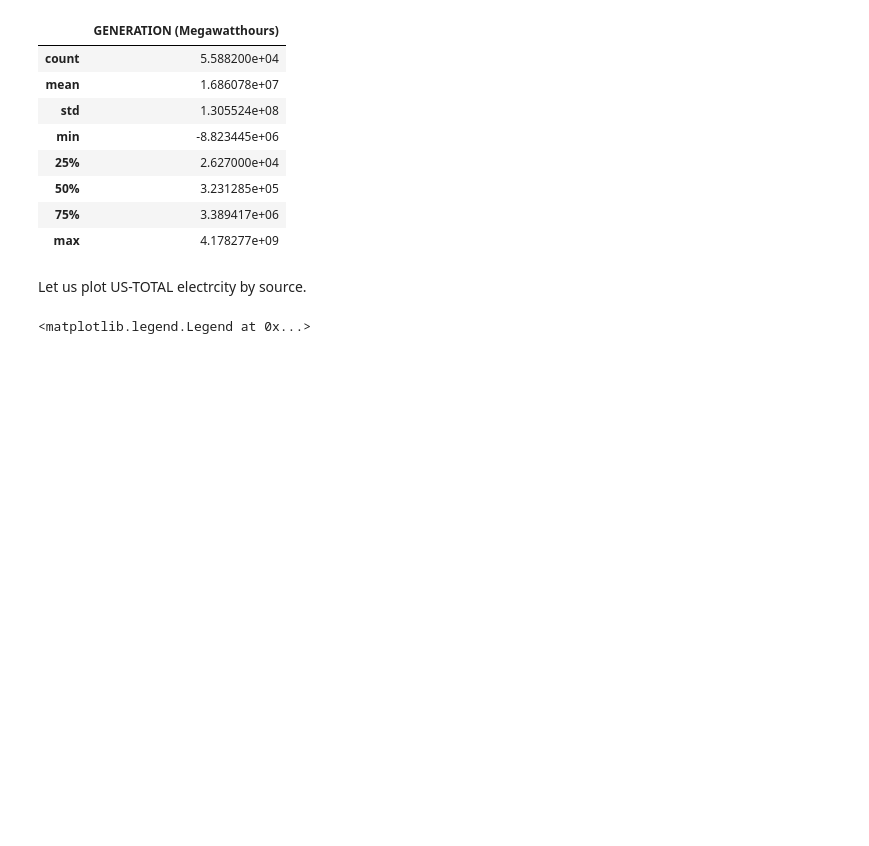
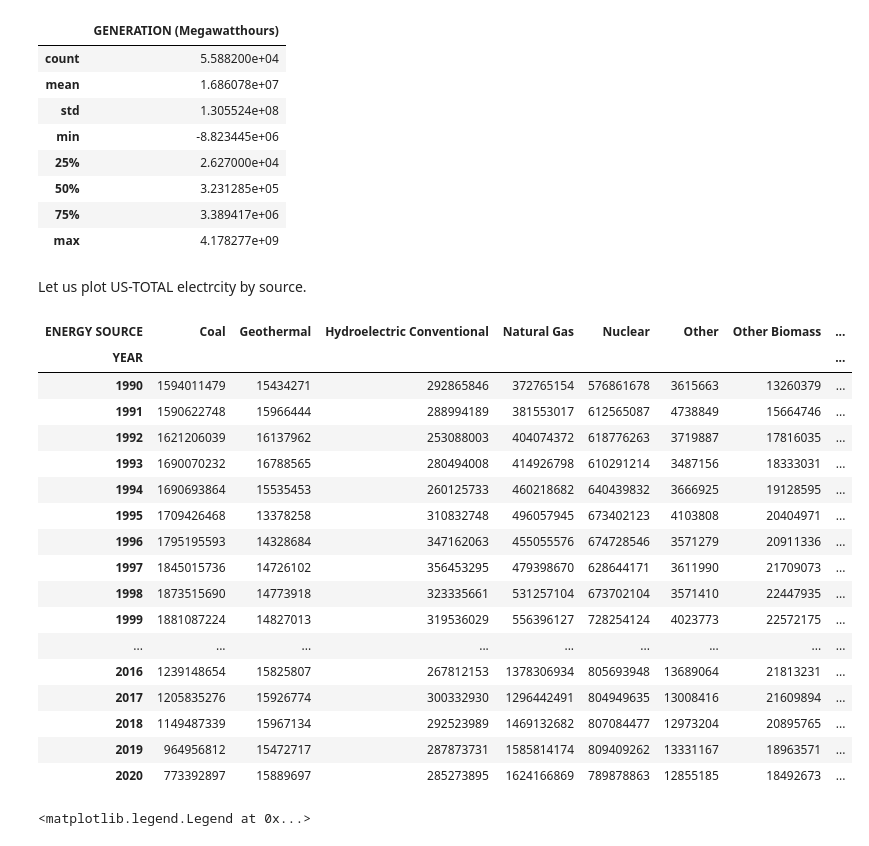
Before and after one commit to ZBoroda/cs103a-cpa01, a Jupyter notebook: cpa01.ipynb, the cells around one changed output. Drawn from its saved outputs; the diff is of its cells as text; code cells hidden in the pictures; blank space fills up the shorter version.

```diff
--- a/cpa01.ipynb
+++ b/cpa01.ipynb
@@ -81,4 +81,27 @@ electric_data.describe()
 | max | 4.178277e+09 |
 # %% [markdown]
 Let us plot US-TOTAL electrcity by source.
+# %%
+ustotal = electric_data[(electric_data['STATE'] == 'US-TOTAL') & (electric_data['TYPE OF PRODUCER'] == 'Total Electric Power Industry')]
+ustotal = pd.pivot_table(ustotal, values='GENERATION (Megawatthours)', columns=['ENERGY SOURCE'], index='YEAR', fill_value=0)
+ustotal
+# %% [output]
+| ENERGY SOURCE | Coal | Geothermal | Hydroelectric Conventional | Natural Gas | Nuclear | Other | Other Biomass | ... |
+| YEAR |  |  |  |  |  |  |  | ... |
+| 1990 | 1594011479 | 15434271 | 292865846 | 372765154 | 576861678 | 3615663 | 13260379 | ... |
+| 1991 | 1590622748 | 15966444 | 288994189 | 381553017 | 612565087 | 4738849 | 15664746 | ... |
+| 1992 | 1621206039 | 16137962 | 253088003 | 404074372 | 618776263 | 3719887 | 17816035 | ... |
+| 1993 | 1690070232 | 16788565 | 280494008 | 414926798 | 610291214 | 3487156 | 18333031 | ... |
+| 1994 | 1690693864 | 15535453 | 260125733 | 460218682 | 640439832 | 3666925 | 19128595 | ... |
+| 1995 | 1709426468 | 13378258 | 310832748 | 496057945 | 673402123 | 4103808 | 20404971 | ... |
+| 1996 | 1795195593 | 14328684 | 347162063 | 455055576 | 674728546 | 3571279 | 20911336 | ... |
+| 1997 | 1845015736 | 14726102 | 356453295 | 479398670 | 628644171 | 3611990 | 21709073 | ... |
+| 1998 | 1873515690 | 14773918 | 323335661 | 531257104 | 673702104 | 3571410 | 22447935 | ... |
+| 1999 | 1881087224 | 14827013 | 319536029 | 556396127 | 728254124 | 4023773 | 22572175 | ... |
+| ... | ... | ... | ... | ... | ... | ... | ... | ... |
+| 2016 | 1239148654 | 15825807 | 267812153 | 1378306934 | 805693948 | 13689064 | 21813231 | ... |
+| 2017 | 1205835276 | 15926774 | 300332930 | 1296442491 | 804949635 | 13008416 | 21609894 | ... |
+| 2018 | 1149487339 | 15967134 | 292523989 | 1469132682 | 807084477 | 12973204 | 20895765 | ... |
+| 2019 | 964956812 | 15472717 | 287873731 | 1585814174 | 809409262 | 13331167 | 18963571 | ... |
+| 2020 | 773392897 | 15889697 | 285273895 | 1624166869 | 789878863 | 12855185 | 18492673 | ... |
 # %%
```
Also changed, not shown: parts of 3 cells of this notebook.
